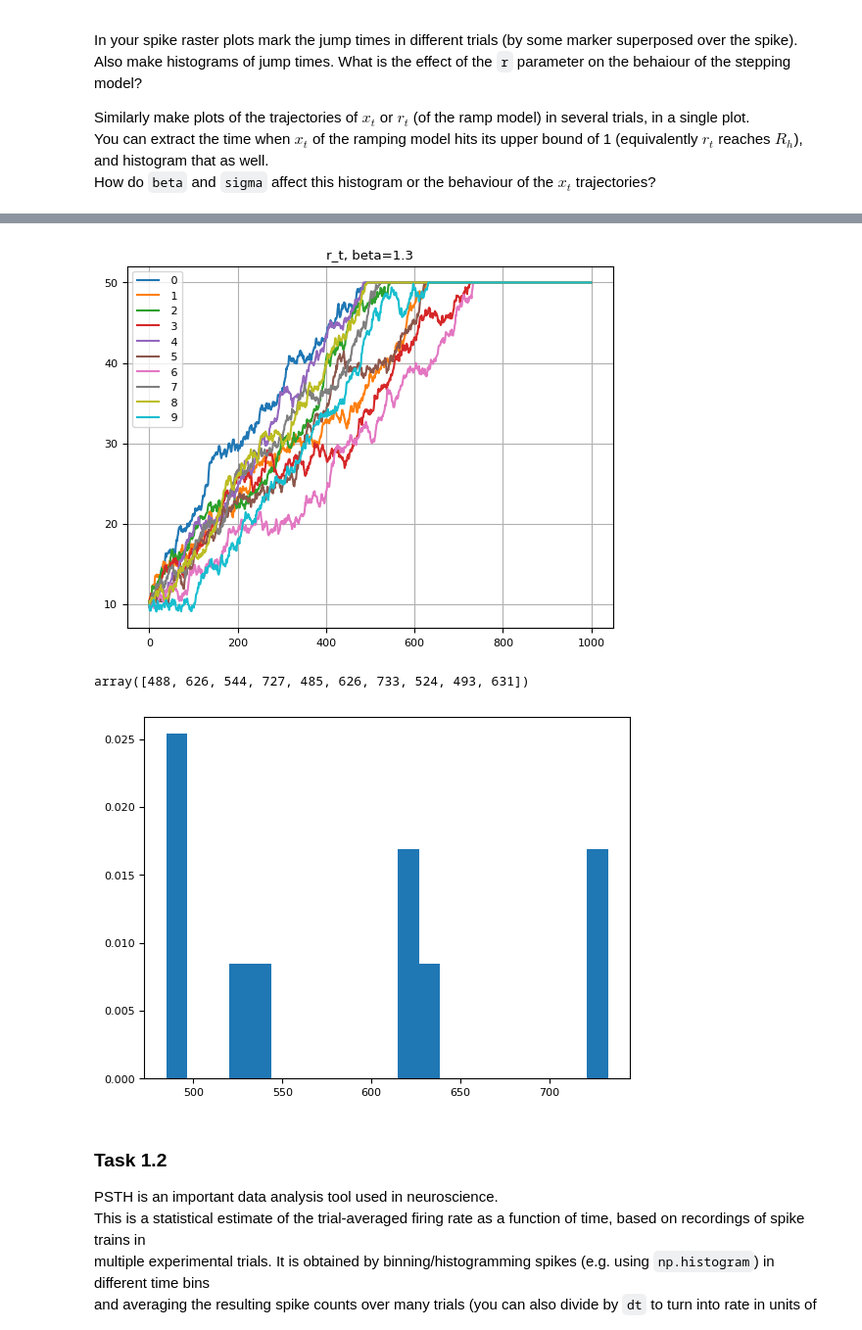
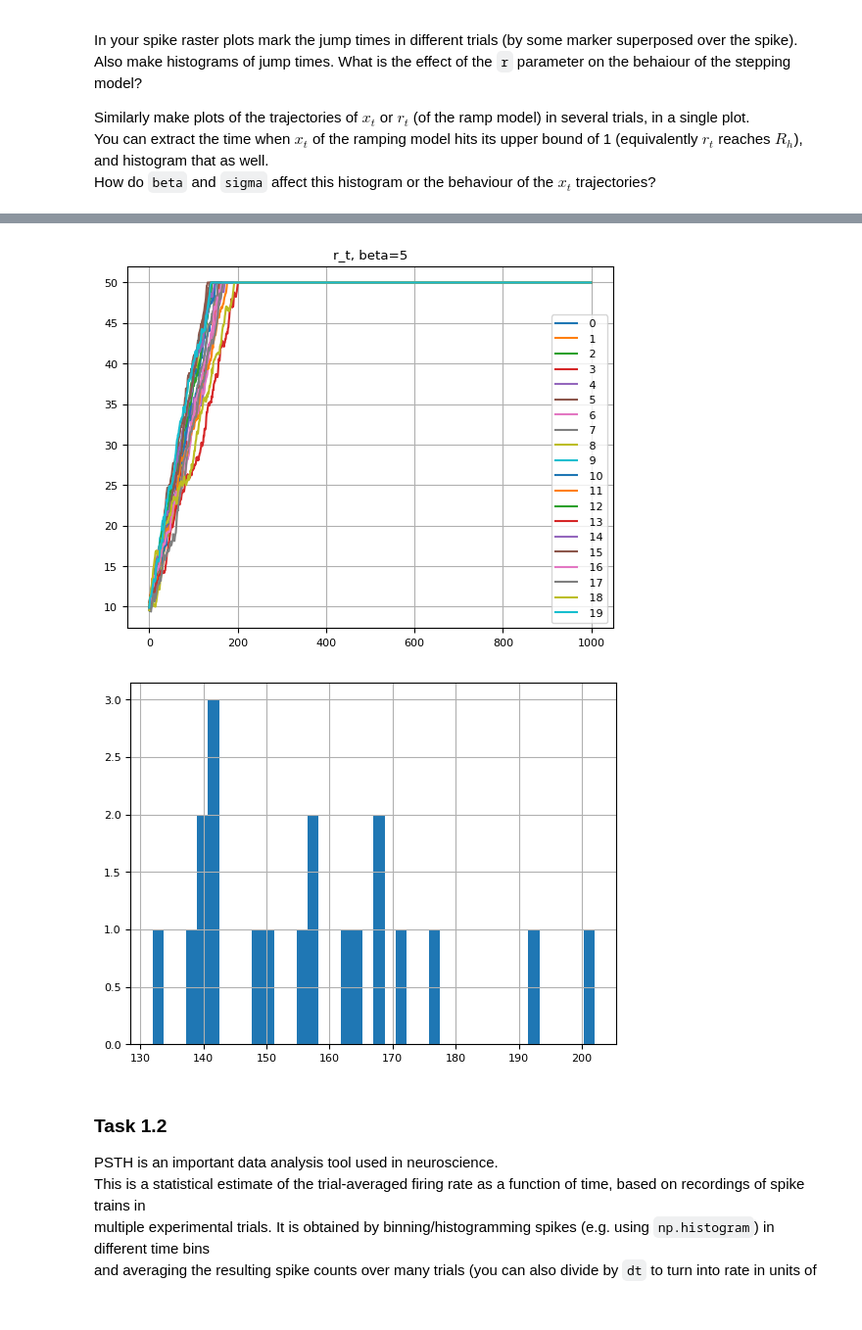
Before and after one commit to eduardburlacu/Statistics, a Jupyter notebook: (Main)_GG3_project.ipynb, the cells around one changed output, grey strips where cells are left out. Shown at 98% size. Saved outputs shown, nothing was run; the diff lists cells and outputs as text; code cells hidden in the pictures.

```diff
--- a/(Main)_GG3_project.ipynb
+++ b/(Main)_GG3_project.ipynb
@@ -372,7 +368,8 @@ for x0 in list_x0:
 # %%
-beta=1.3
-ramp = models.RampModel(beta=beta,sigma=0.2)
-N_trials=10
+beta=5
+ramp = models.RampModel(beta=beta,sigma=0.2
+,x0=0.2)
+N_trials=20
 T=1000
 spikes,xs,rates=ramp.simulate(N_trials,T)
 # %%
@@ -398,19 +395,17 @@ plt.grid(True)
 plt.title(f"r_t, beta={beta}")
 plt.show()
 # %% [output]
-[figure, old version]
+[figure, new version]
 # %%
 # histogram of times of rise to 1
 
 rise_time = np.argmax(xs==1,axis=1)
-rise_time
-# %% [output]
-array([488, 626, 544, 727, 485, 626, 733, 524, 493, 631])
 # %%
-plt.hist(rise_time,bins=21,density=True)
+plt.hist(rise_time,bins=40)
+plt.grid()
 plt.show()
 # %% [output]
-[figure, old version]
+[figure, new version]
 # %% [markdown]
 ### Task 1.2
 
```
Also changed, not shown: parts of 28 cells of this notebook.
